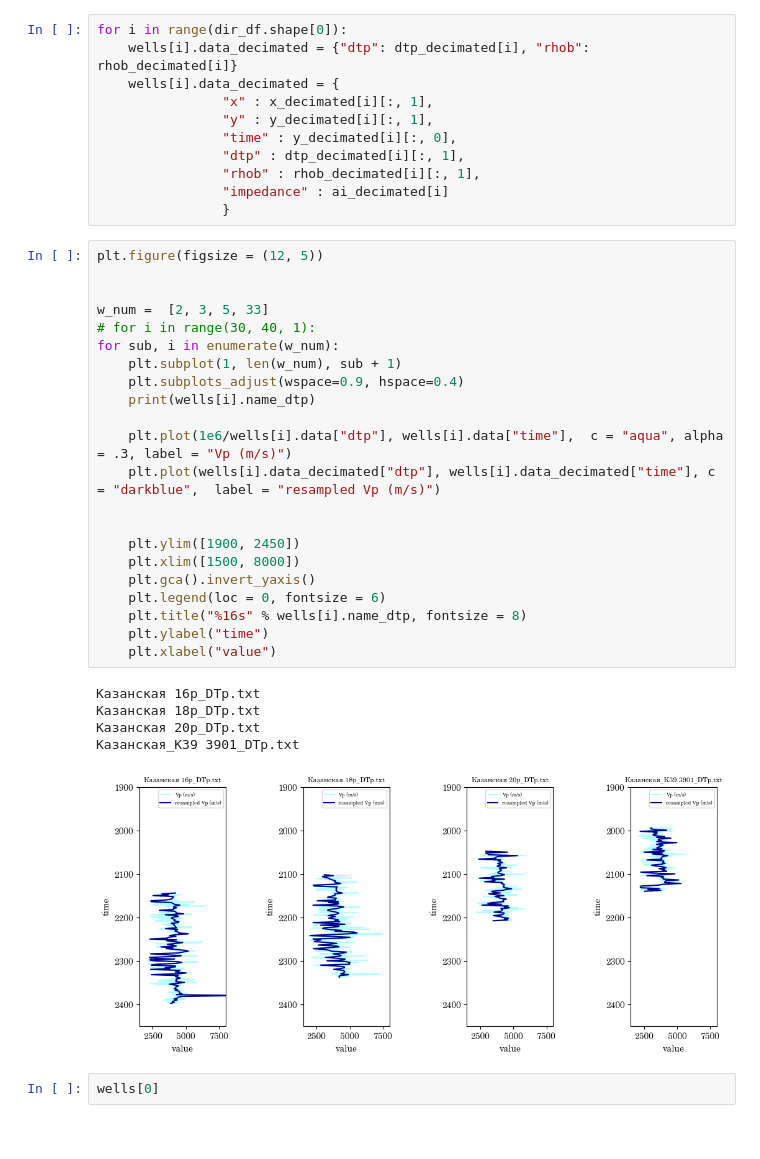
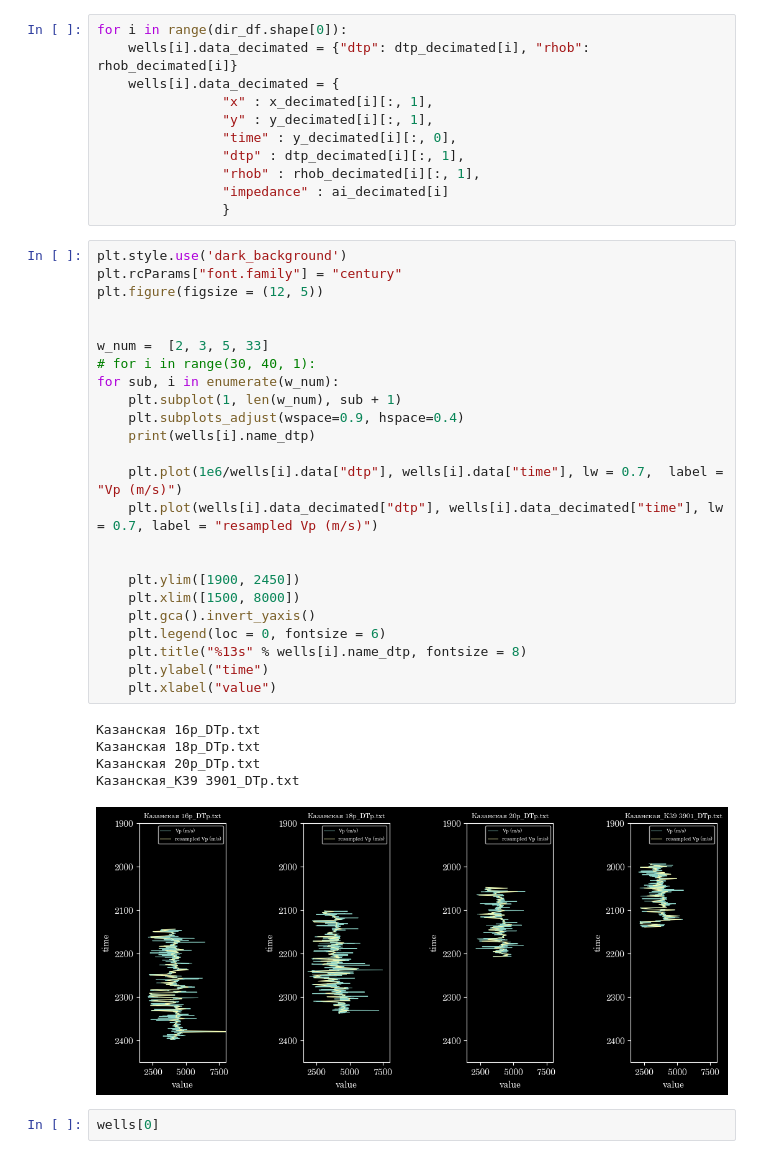
Before and after one commit to grxoxl/inversion, a Jupyter notebook: acoustic_inversion/kazan_data/data_preparation.ipynb, the cells around one changed output. Saved outputs shown, nothing was run; the diff lists cells and outputs as text.

```diff
--- a/acoustic_inversion/kazan_data/data_preparation.ipynb
+++ b/acoustic_inversion/kazan_data/data_preparation.ipynb
@@ -416,33 +416,35 @@ for i in range(dir_df.shape[0]):
                 "impedance" : ai_decimated[i]
                 }
 # %%
+plt.style.use('dark_background')
+plt.rcParams["font.family"] = "century"
 plt.figure(figsize = (12, 5))
 
 
 w_num =  [2, 3, 5, 33]
 # for i in range(30, 40, 1):
 for sub, i in enumerate(w_num):
     plt.subplot(1, len(w_num), sub + 1)
     plt.subplots_adjust(wspace=0.9, hspace=0.4)
     print(wells[i].name_dtp)
 
-    plt.plot(1e6/wells[i].data["dtp"], wells[i].data["time"],  c = "aqua", alpha = .3, label = "Vp (m/s)")
-    plt.plot(wells[i].data_decimated["dtp"], wells[i].data_decimated["time"], c = "darkblue",  label = "resampled Vp (m/s)")
+    plt.plot(1e6/wells[i].data["dtp"], wells[i].data["time"], lw = 0.7,  label = "Vp (m/s)")
+    plt.plot(wells[i].data_decimated["dtp"], wells[i].data_decimated["time"], lw = 0.7, label = "resampled Vp (m/s)")
 
 
     plt.ylim([1900, 2450])
     plt.xlim([1500, 8000])
     plt.gca().invert_yaxis()
     plt.legend(loc = 0, fontsize = 6)
-    plt.title("%16s" % wells[i].name_dtp, fontsize = 8)
+    plt.title("%13s" % wells[i].name_dtp, fontsize = 8)
     plt.ylabel("time")
     plt.xlabel("value")
 # %% [output]
 Казанская 16р_DTp.txt
 Казанская 18р_DTp.txt
 Казанская 20р_DTp.txt
 Казанская_К39 3901_DTp.txt
-[figure, old version]
+[figure, new version]
 # %%
 wells[0]
 # %% [output]
```
Also changed, not shown: parts of 3 cells of this notebook, 1 other file.
